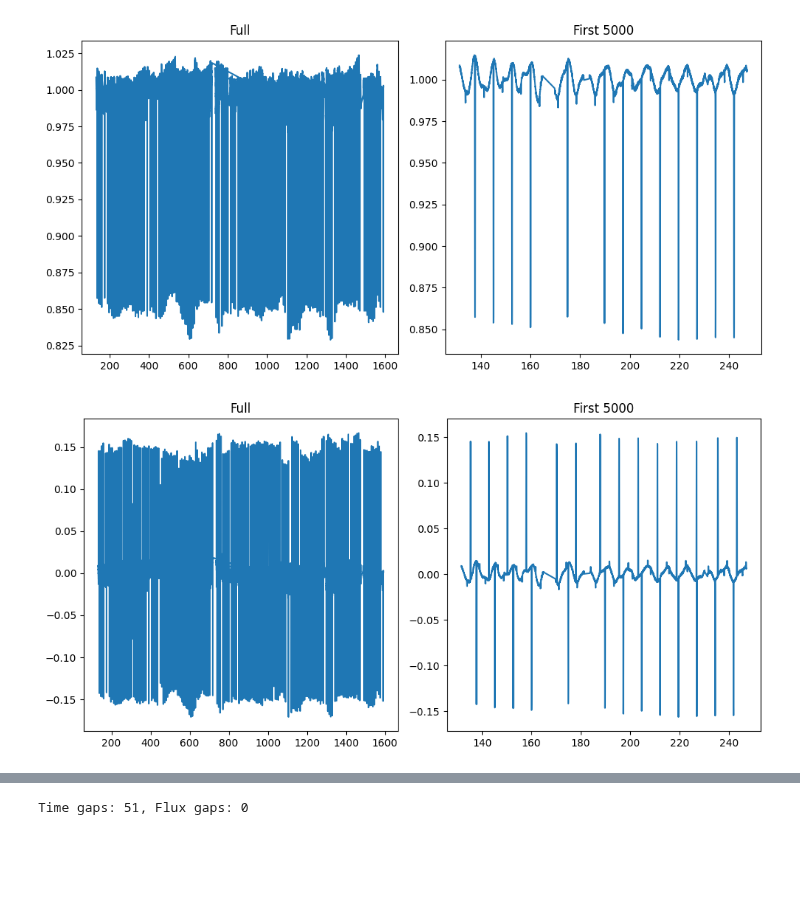
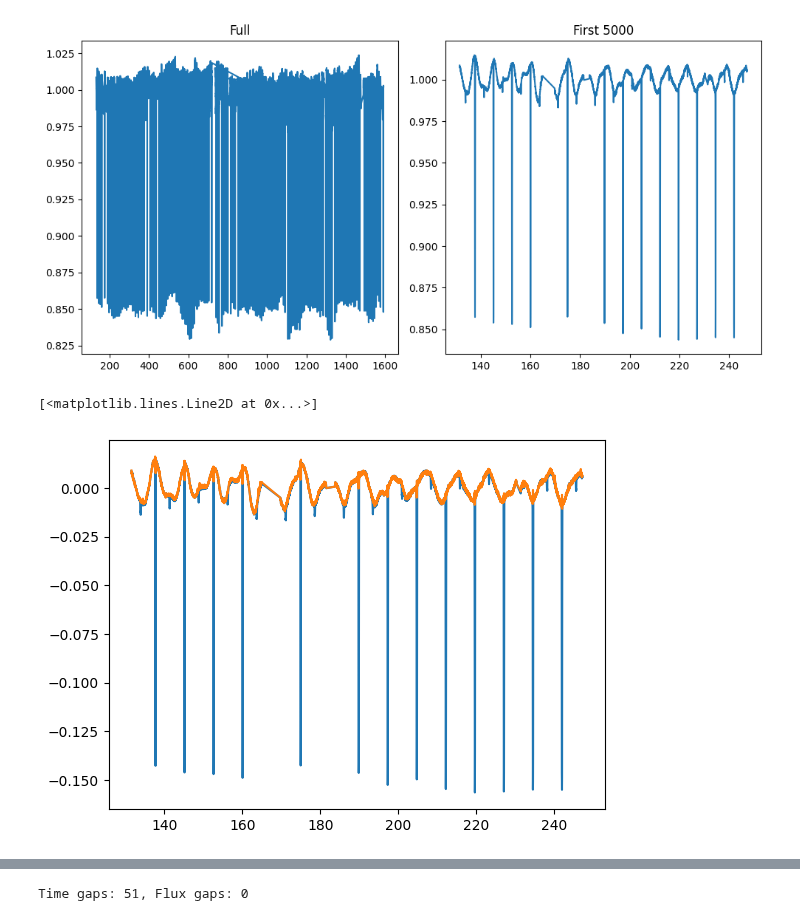
Before and after one commit to sfremy/astro_tools, a Jupyter notebook: prefold_automated.ipynb, the cells around one changed output, grey strips where cells are left out. Drawn from its saved outputs; the diff is of its cells as text; code cells hidden in the pictures; blank space fills up the shorter version.

Commit message:
phase folded template

```diff
--- a/prefold_automated.ipynb
+++ b/prefold_automated.ipynb
@@ -64,57 +79,22 @@ plt.show()
 # %% [output]
 [figure]
 # %%
-#METHOD 1 - Mean folded lc subtraction
-with torch.no_grad():
-    # Filter valid (finite) data points
-    valid_indices = np.isfinite(t) & np.isfinite(f)
-    time = t[valid_indices]
-    flux = f[valid_indices]
+#METHOD 1 - Phase folded template subtraction
+from scipy.stats import binned_statistic
+from scipy.interpolate import interp1d
 
-    # Ensure array length is compatible with binning
-    n_bins = int(p * 48)
-    points_per_bin = len(time) // n_bins
-    resize_length = n_bins * points_per_bin
-    time = time[:resize_length]
-    flux = flux[:resize_length]
+phase = (t % p) / p
 
-    # Convert data to PyTorch tensors
-    tensor_args = dict(dtype=torch.float32, device='cpu')
-    time_tensor = torch.as_tensor(time - t0_1, **tensor_args)  # Center time around t0
-    flux_tensor = torch.as_tensor(flux, dtype=torch.float64, device='cpu')
+bins = np.linspace(0, 1, int(p * 48))
+mean_flux, _, _ = binned_statistic(phase, f, statistic='mean', bins=bins)
+template_interp = interp1d(bins[:-1] + 0.5*np.diff(bins), mean_flux, kind='cubic', fill_value="extrapolate")
+model = template_interp(phase)
+cleaned_flux = f - model
 
-    # Compute phase for folding
-    period_tensor = torch.tensor(p, **tensor_args)
-    phase = (time_tensor / period_tensor + 0.5) % 1.0
-
-    # Sort flux values by phase
-    sorted_indices = torch.argsort(phase)
-    sorted_flux = flux_tensor[sorted_indices]
-
-    # Bin the sorted flux values using convolution
-    kernel = torch.ones((1, 1, 1, points_per_bin), dtype=torch.float64, device='cpu')
-    binned_flux = torch.nn.functional.conv2d(
-        sorted_flux.unsqueeze(0).unsqueeze(0),
-        kernel,
-        stride=(1, points_per_bin),
-        padding=0
-    )[0, 0]
-
-    # Normalize by the number of points per bin
-    binned_flux /= points_per_bin
-
-    # Convert result to NumPy and return
-    one_fold_period = binned_flux.cpu().numpy()
-
-mean_folded_lc = np.resize(one_fold_period, f.shape)
-lc_diff = f - mean_folded_lc
 #------------------------------------------------------------------------
-fig, (ax1, ax2) = plt.subplots(1, 2, figsize = (10, 5))
-ax1.plot(t, lc_diff)
-ax1.set_title('Full')
-ax2.plot(t[0:5000], lc_diff[0:5000])
-ax2.set_title('First 5000')
-plt.tight_layout()
-plt.show()
+plt.figure()
+plt.plot(t[0:5000], f[0:5000] - 1)
+plt.plot(t[0:5000], cleaned_flux[0:5000])
 # %% [output]
+[<matplotlib.lines.Line2D at 0x...>]
-[figure, old version]
+[figure, new version]
```
Also changed, not shown: parts of 5 cells of this notebook.
